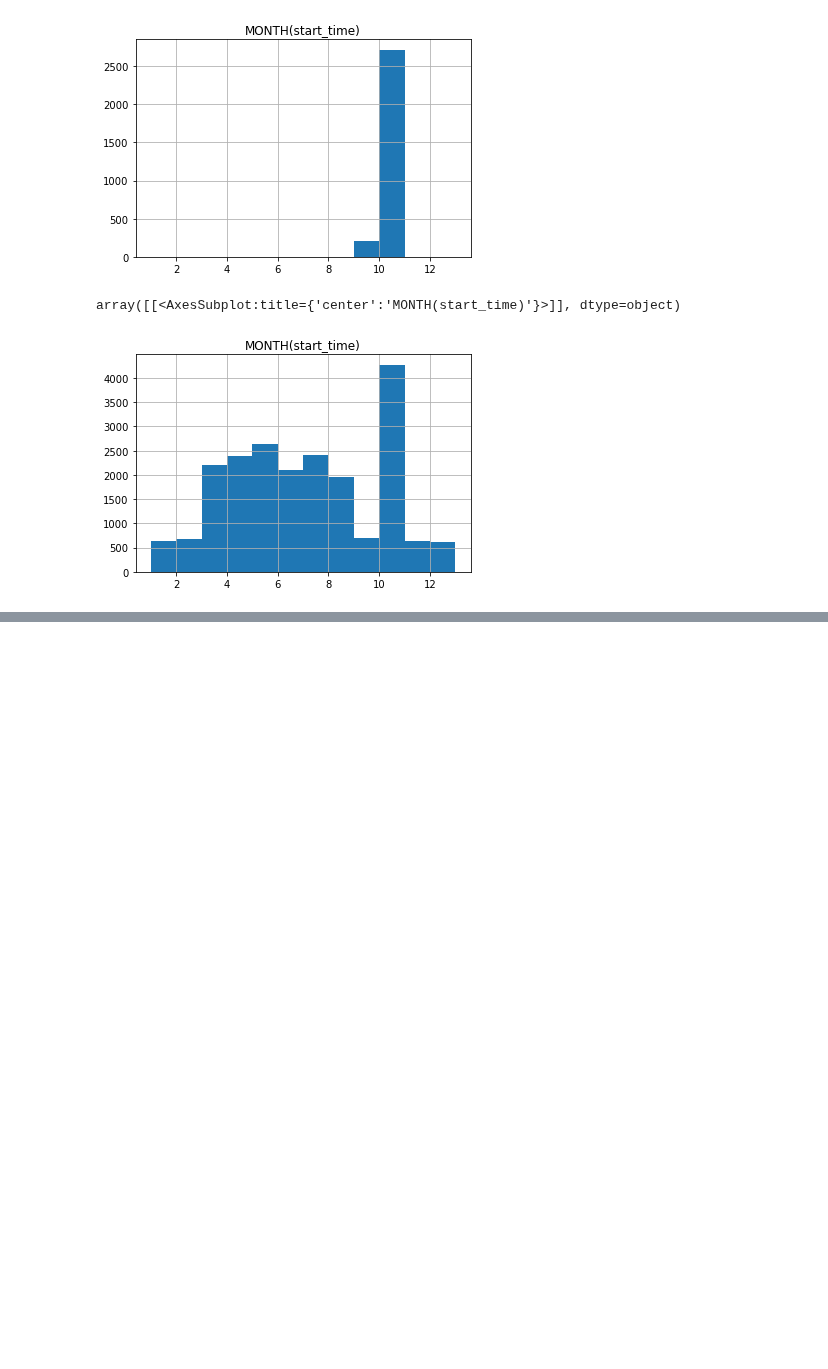
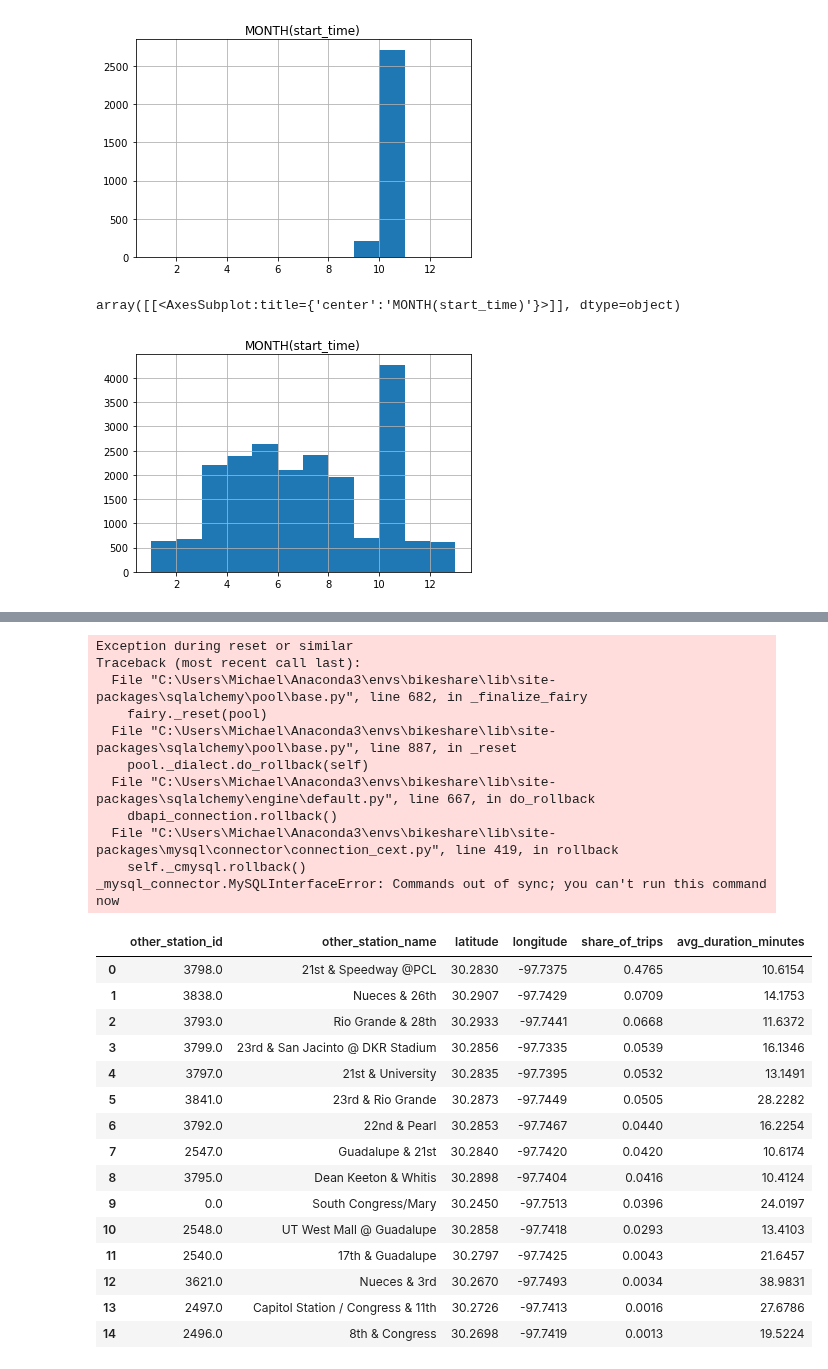
Before and after one commit to MQuigley2/bikeshare, a Jupyter notebook: bikeshare_initial_data_exploration.ipynb, the cells around one changed output, grey strips where cells are left out. Saved outputs shown, nothing was run; the diff lists cells and outputs as text; code cells hidden in the pictures; blank space fills up the shorter version.

```diff
--- a/bikeshare_initial_data_exploration.ipynb
+++ b/bikeshare_initial_data_exploration.ipynb
@@ -686,0 +789,33 @@ array([[<AxesSubplot:title={'center':'MONTH(start_time)'}>]], dtype=object)
+# %%
+station_stats3794_pre2020=exec_query("""
+
+    CALL station_stats(3794,0,2019);""")
+station_stats3794_pre2020.head(15)
+# %% [output]
+Exception during reset or similar
+Traceback (most recent call last):
+  File "C:\Users\Michael\Anaconda3\envs\bikeshare\lib\site-packages\sqlalchemy\pool\base.py", line 682, in _finalize_fairy
+    fairy._reset(pool)
+  File "C:\Users\Michael\Anaconda3\envs\bikeshare\lib\site-packages\sqlalchemy\pool\base.py", line 887, in _reset
+    pool._dialect.do_rollback(self)
+  File "C:\Users\Michael\Anaconda3\envs\bikeshare\lib\site-packages\sqlalchemy\engine\default.py", line 667, in do_rollback
+    dbapi_connection.rollback()
+  File "C:\Users\Michael\Anaconda3\envs\bikeshare\lib\site-packages\mysql\connector\connection_cext.py", line 419, in rollback
+    self._cmysql.rollback()
+_mysql_connector.MySQLInterfaceError: Commands out of sync; you can't run this command now
+|  | other_station_id | other_station_name | latitude | longitude | share_of_trips | avg_duration_minutes |
+| 0 | 3798.0 | 21st & Speedway @PCL | 30.2830 | -97.7375 | 0.4765 | 10.6154 |
+| 1 | 3838.0 | Nueces & 26th | 30.2907 | -97.7429 | 0.0709 | 14.1753 |
+| 2 | 3793.0 | Rio Grande & 28th | 30.2933 | -97.7441 | 0.0668 | 11.6372 |
+| 3 | 3799.0 | 23rd & San Jacinto @ DKR Stadium | 30.2856 | -97.7335 | 0.0539 | 16.1346 |
+| 4 | 3797.0 | 21st & University | 30.2835 | -97.7395 | 0.0532 | 13.1491 |
+| 5 | 3841.0 | 23rd & Rio Grande | 30.2873 | -97.7449 | 0.0505 | 28.2282 |
+| 6 | 3792.0 | 22nd & Pearl | 30.2853 | -97.7467 | 0.0440 | 16.2254 |
+| 7 | 2547.0 | Guadalupe & 21st | 30.2840 | -97.7420 | 0.0420 | 10.6174 |
+| 8 | 3795.0 | Dean Keeton & Whitis | 30.2898 | -97.7404 | 0.0416 | 10.4124 |
+| 9 | 0.0 | South Congress/Mary | 30.2450 | -97.7513 | 0.0396 | 24.0197 |
+| 10 | 2548.0 | UT West Mall @ Guadalupe | 30.2858 | -97.7418 | 0.0293 | 13.4103 |
+| 11 | 2540.0 | 17th & Guadalupe | 30.2797 | -97.7425 | 0.0043 | 21.6457 |
+| 12 | 3621.0 | Nueces & 3rd | 30.2670 | -97.7493 | 0.0034 | 38.9831 |
+| 13 | 2497.0 | Capitol Station / Congress & 11th | 30.2726 | -97.7413 | 0.0016 | 27.6786 |
+| 14 | 2496.0 | 8th & Congress | 30.2698 | -97.7419 | 0.0013 | 19.5224 |
```
Also changed, not shown: parts of 32 cells of this notebook, 2 other files.
